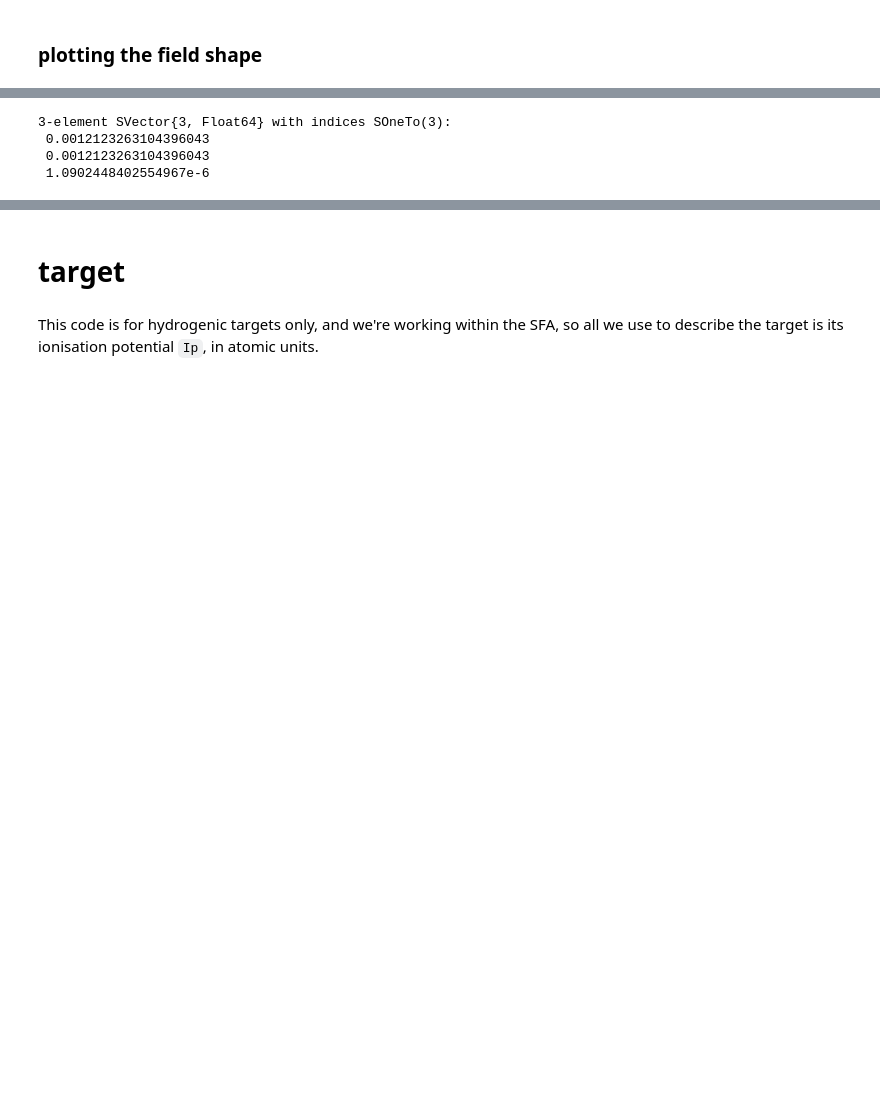
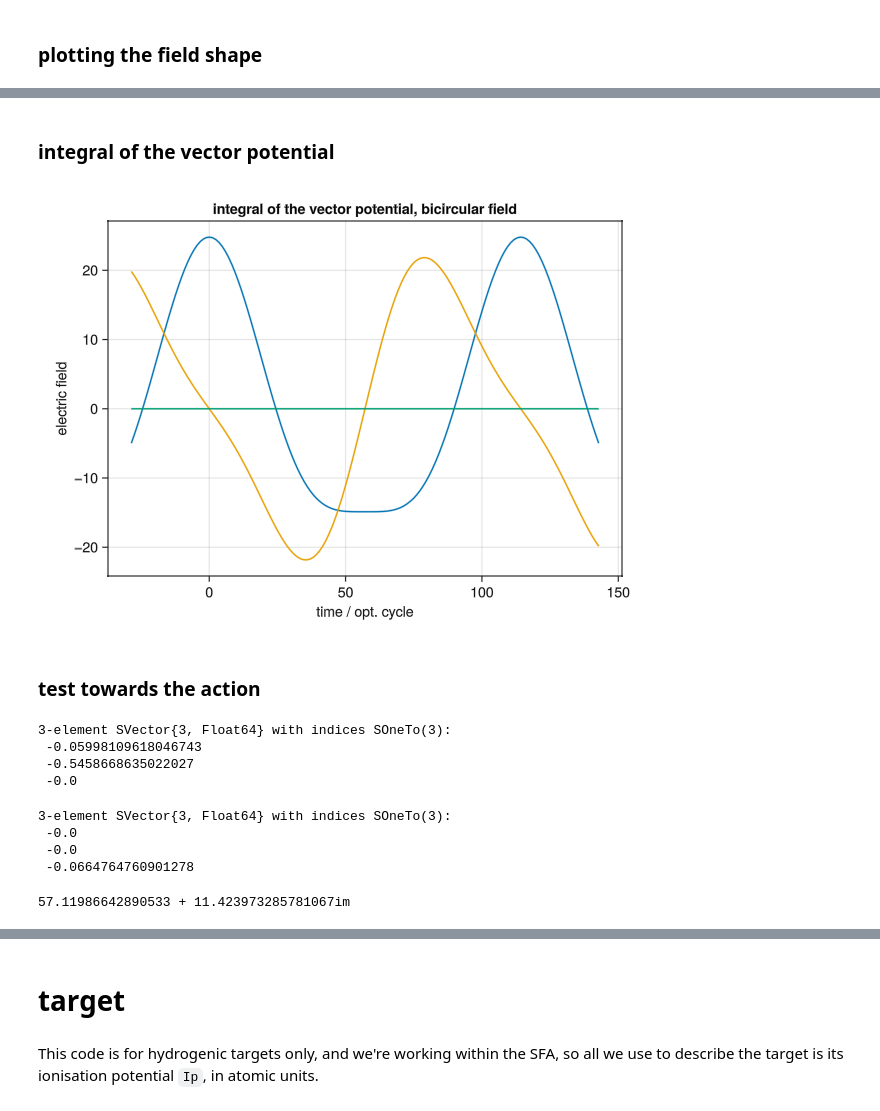
Before and after one commit to anneaux/HHGsimPL.jl, a Jupyter notebook: docs/2025-01-30 get HHG saddle points for Nicola - test.ipynb, the cells around one changed output, grey strips where cells are left out. Cells and saved outputs as stored; diff of their text form; code cells hidden in the pictures; blank space fills up the shorter version.

```diff
--- a/docs/2025-01-30 get HHG saddle points for Nicola - test.ipynb
+++ b/docs/2025-01-30 get HHG saddle points for Nicola - test.ipynb
@@ -48,0 +39,8 @@ BeamTCNicola([0.1, 0.1, 0.003], [0.1, 0.1, 0.003], [0.057, 0.057, 0.057], [0.114
+# %%
+beam_bicirc = BeamTCNicola([0.06,0.06,0],# E01
+    [0.06,0.06,0], #E02
+    [0.055,0.055,0.1], # ω1
+    [0.11,0.11,0.1], # ω2 ### ω1 != ω2
+    [0,pi/2,0], # ϕ1
+    [0,-pi/2,0] # ϕ2
+)
@@ -75,7 +115,42 @@ end
+# %% [markdown]
+### integral of the vector potential
+# %%
+let # local scope block
+   beam = beam_bicirc
+#     TC = TCycle(beam) # 1 optical cycle = 2π/ω
+    times = range(-0.25TC, stop = 1.25*TC, length = 150)
+
+    Ax = [IA_indefinite(beam)(t)[1] for t in times]
+    Ay = [IA_indefinite(beam)(t)[2] for t in times]
+    Az = [IA_indefinite(beam)(t)[3] for t in times]
+
+    f = Figure()
+    ax = Axis(f[1, 1],
+        xlabel = "time / opt. cycle",
+        ylabel = "electric field", title= "integral of the vector potential, bicircular field"
+    )
+
+    lines!(ax, times, Ax, label = "x")
+    lines!(ax, times, Ay, label = "y")
+    lines!(ax, times, Az, label = "z")
+
+    f
+end
+# %% [output]
+[figure, added]
+# %% [markdown]
+### test towards the action
+# %%
+A(beam)(0.5)
+# %% [output]
+3-element SVector{3, Float64} with indices SOneTo(3):
+ -0.05998109618046743
+ -0.5458668635022027
+ -0.0
 # %%
-IAsq(beam)(0.5,0.6)
+IA(beam_linear)(π/2,0.5)
 # %% [output]
 3-element SVector{3, Float64} with indices SOneTo(3):
- 0.0012123263104396043
- 0.0012123263104396043
- 1.0902448402554967e-6
+ -0.0
+ -0.0
+ -0.0664764760901278
@@ -81,0 +159,4 @@ IAsq(beam)(0.5,0.6)
+# %%
+(0.5 + 0.1im)*2π/ω
+# %% [output]
+57.11986642890533 + 11.423973285781067im
```
Also changed, not shown: parts of 26 cells of this notebook, 1 other file.
